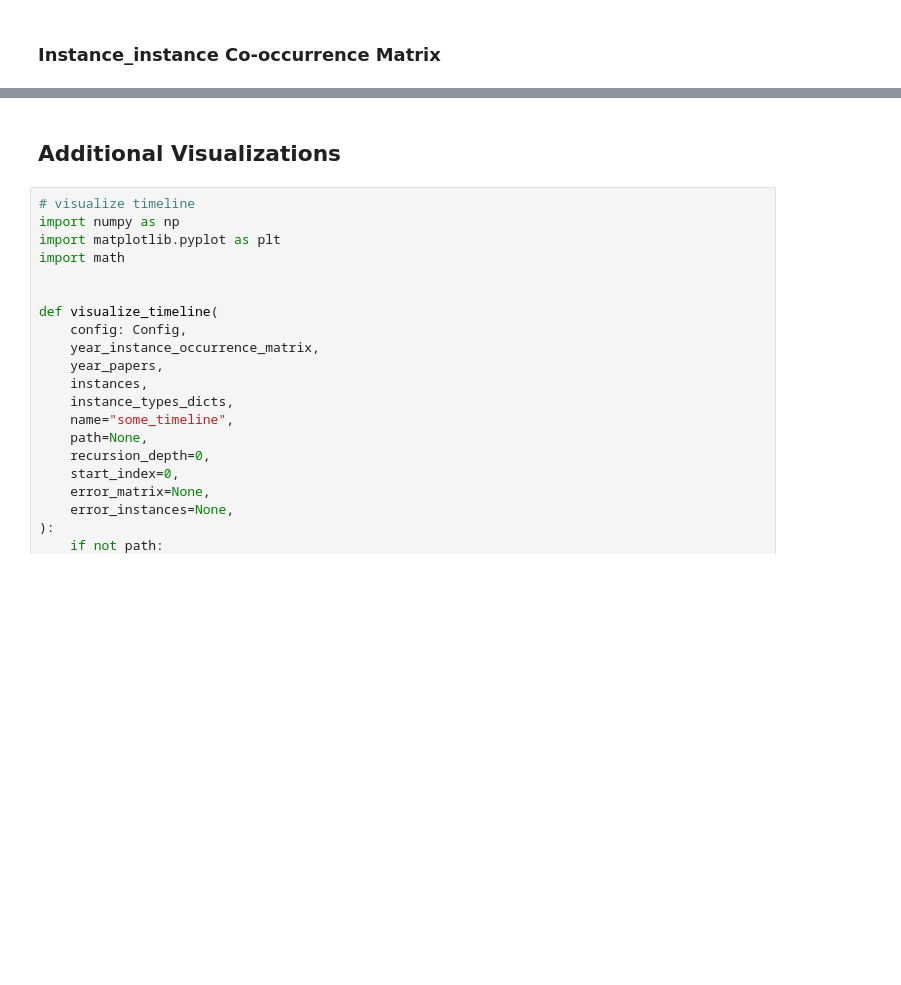
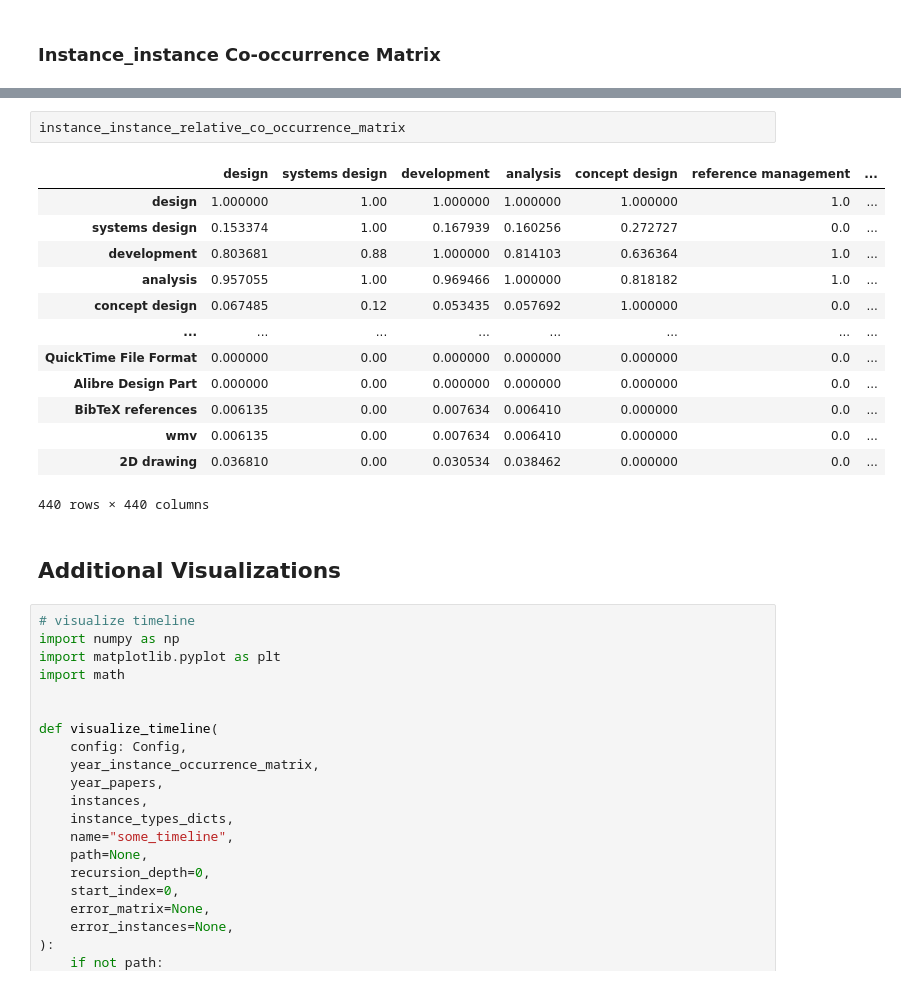
Before and after one commit to borgnetzwerk/tools, a Jupyter notebook: scripts/SLR/co_occurence.ipynb, the cells around one changed output, grey strips where cells are left out. Drawn from its saved outputs; the diff is of its cells as text; blank space fills up the shorter version.

```diff
--- a/scripts/SLR/co_occurence.ipynb
+++ b/scripts/SLR/co_occurence.ipynb
@@ -705,3 +810,19 @@ instance_instance_relative_co_occurrence_matrix = (
+# %%
+instance_instance_relative_co_occurrence_matrix
+# %% [output]
+|  | design | systems design | development | analysis | concept design | reference management | ... |
+| design | 1.000000 | 1.00 | 1.000000 | 1.000000 | 1.000000 | 1.0 | ... |
+| systems design | 0.153374 | 1.00 | 0.167939 | 0.160256 | 0.272727 | 0.0 | ... |
+| development | 0.803681 | 0.88 | 1.000000 | 0.814103 | 0.636364 | 1.0 | ... |
+| analysis | 0.957055 | 1.00 | 0.969466 | 1.000000 | 0.818182 | 1.0 | ... |
+| concept design | 0.067485 | 0.12 | 0.053435 | 0.057692 | 1.000000 | 0.0 | ... |
+| ... | ... | ... | ... | ... | ... | ... | ... |
+| QuickTime File Format | 0.000000 | 0.00 | 0.000000 | 0.000000 | 0.000000 | 0.0 | ... |
+| Alibre Design Part | 0.000000 | 0.00 | 0.000000 | 0.000000 | 0.000000 | 0.0 | ... |
+| BibTeX references | 0.006135 | 0.00 | 0.007634 | 0.006410 | 0.000000 | 0.0 | ... |
+| wmv | 0.006135 | 0.00 | 0.007634 | 0.006410 | 0.000000 | 0.0 | ... |
+| 2D drawing | 0.036810 | 0.00 | 0.030534 | 0.038462 | 0.000000 | 0.0 | ... |
+440 rows × 440 columns
 # %% [markdown]
 ## Additional Visualizations
 # %%
```
Also changed, not shown: parts of 12 cells of this notebook, 1 other file.
